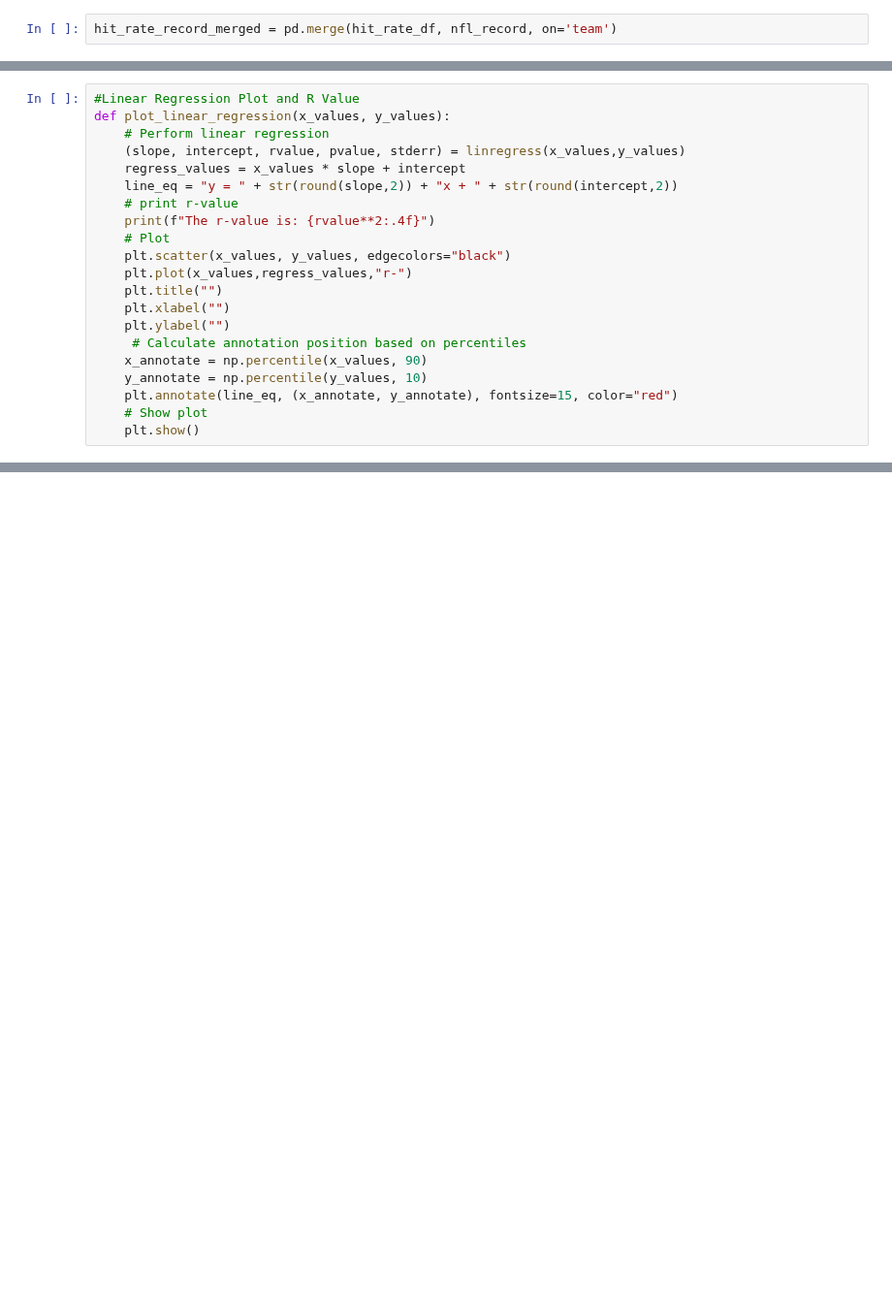
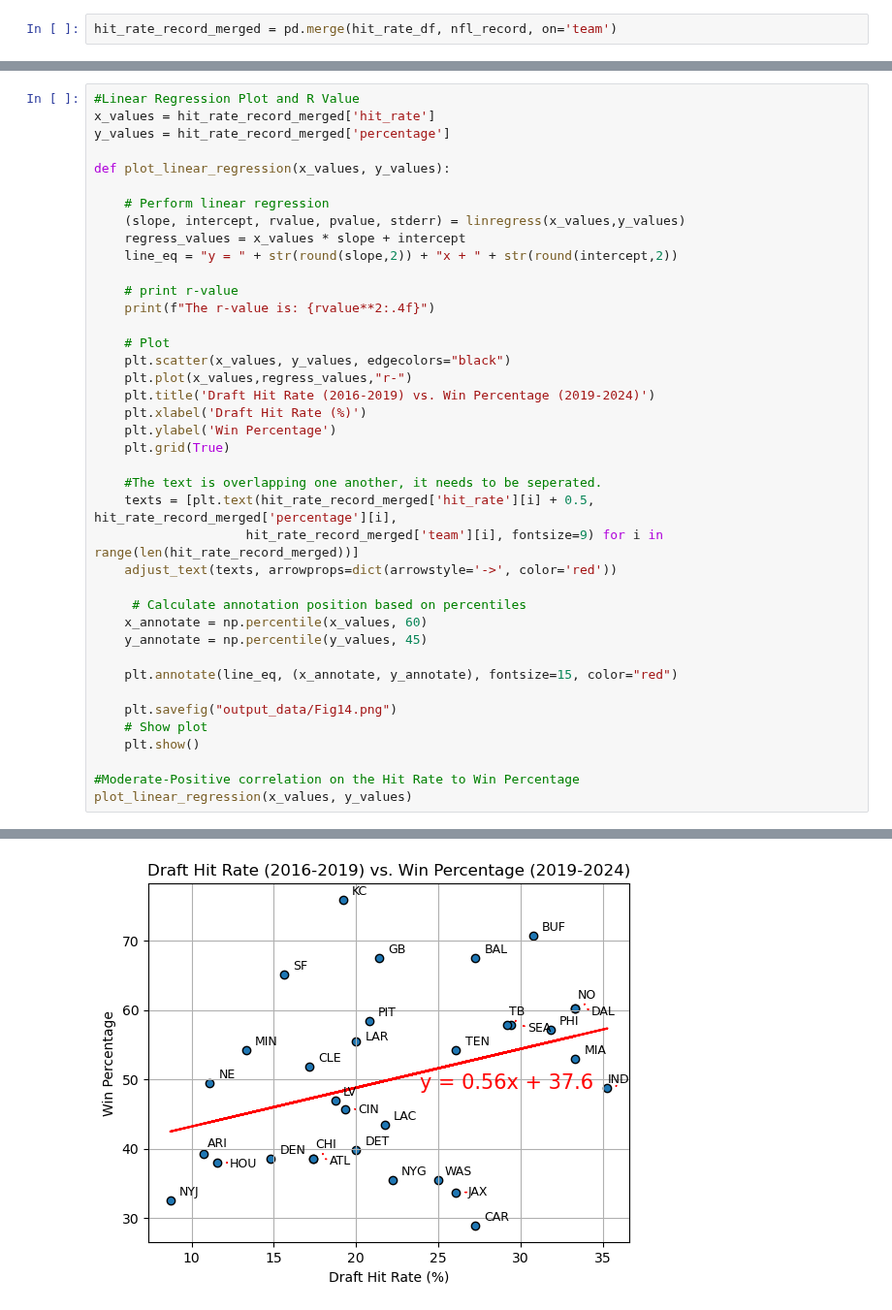
Before and after one commit to maslla100/NFL-Draft-Trends-, a Jupyter notebook: NFL_project_cleaned.ipynb, the cells around one changed output, grey strips where cells are left out. Shown at 97% size. Cells and saved outputs as stored; diff of their text form; blank space fills up the shorter version.

Commit message:
adding linear regression, added reference

```diff
--- a/NFL_project_cleaned.ipynb
+++ b/NFL_project_cleaned.ipynb
@@ -576,22 +576,42 @@ plt.show()
 [figure]
 # %%
 #Linear Regression Plot and R Value
+x_values = hit_rate_record_merged['hit_rate']
+y_values = hit_rate_record_merged['percentage']
+
 def plot_linear_regression(x_values, y_values):
+
     # Perform linear regression
     (slope, intercept, rvalue, pvalue, stderr) = linregress(x_values,y_values)
     regress_values = x_values * slope + intercept
     line_eq = "y = " + str(round(slope,2)) + "x + " + str(round(intercept,2))
+
     # print r-value
     print(f"The r-value is: {rvalue**2:.4f}")
+
     # Plot
     plt.scatter(x_values, y_values, edgecolors="black")
     plt.plot(x_values,regress_values,"r-")
-    plt.title("")
-    plt.xlabel("")
-    plt.ylabel("")
+    plt.title('Draft Hit Rate (2016-2019) vs. Win Percentage (2019-2024)')
+    plt.xlabel('Draft Hit Rate (%)')
+    plt.ylabel('Win Percentage')
+    plt.grid(True)
+
+    #The text is overlapping one another, it needs to be seperated.
+    texts = [plt.text(hit_rate_record_merged['hit_rate'][i] + 0.5, hit_rate_record_merged['percentage'][i],
+                    hit_rate_record_merged['team'][i], fontsize=9) for i in range(len(hit_rate_record_merged))]
+    adjust_text(texts, arrowprops=dict(arrowstyle='->', color='red'))
+
      # Calculate annotation position based on percentiles
-    x_annotate = np.percentile(x_values, 90)
-    y_annotate = np.percentile(y_values, 10)
+    x_annotate = np.percentile(x_values, 60)
+    y_annotate = np.percentile(y_values, 45)
+
     plt.annotate(line_eq, (x_annotate, y_annotate), fontsize=15, color="red")
+
+    plt.savefig("output_data/Fig14.png")
     # Show plot
     plt.show()
+
+#Moderate-Positive correlation on the Hit Rate to Win Percentage
+plot_linear_regression(x_values, y_values)
+# %% [output]
@@ -597,0 +619 @@ def plot_linear_regression(x_values, y_values):
+[figure, added]
```
Also changed, not shown: parts of 3 cells of this notebook.
